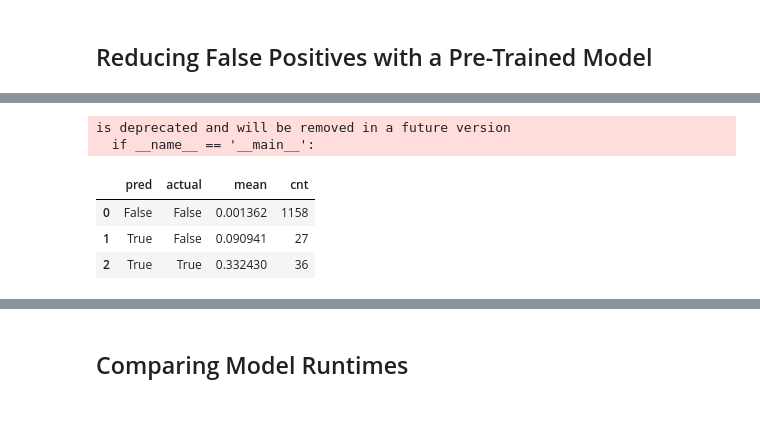
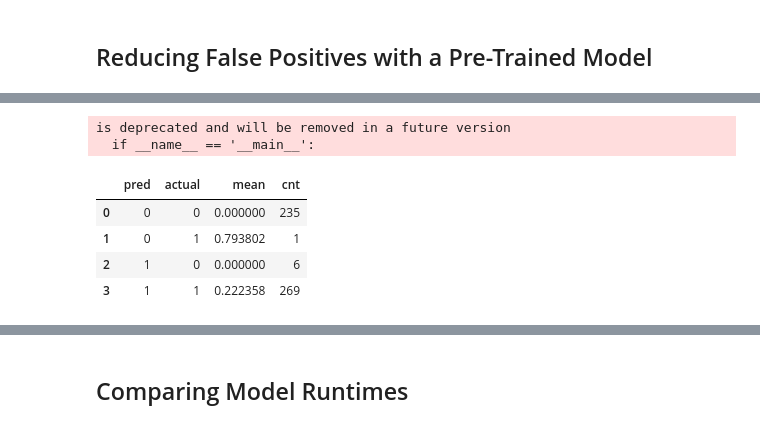
Before and after one commit to ian-whitestone/rpi-security-system, a Jupyter notebook: analysis/analysis.ipynb, the cells around one changed output, grey strips where cells are left out. Saved outputs shown, nothing was run; the diff lists cells and outputs as text; code cells hidden in the pictures.

Commit message:
Finish blended model analysis, closes #39

```diff
--- a/analysis/analysis.ipynb
+++ b/analysis/analysis.ipynb
@@ -123,5 +104,3 @@ for i in np.arange(0, detections.shape[2]):
-# %%
-person_prob = max([detections[0, 0, i, 2] if int(detections[0, 0, i, 1]) == 15 else 0 for i in np.arange(0, detections.shape[2])])
 # %%
 def get_person_prob(image):
     resized = cv2.resize(image, (300, 300))
@@ -141,15 +118,25 @@ hog.setSVMDetector(cv2.HOGDescriptor_getDefaultPeopleDetector())
 # %%
 meta = {}
 
-for filepath in glob('data/*.pkl'):
+files = glob('data/*.pkl')
+for i, filepath in enumerate(files):
+    print(f"{i}: processing {filepath}")
     filename = os.path.basename(filepath).replace('.pkl', '')
     data = pickle.load(open(filepath, 'rb'))
 
     classification = True if filename.split('_')[0] == 'occupied' else False
+    img_name = filename.split('_')[1]
 
-    img_name = filename.split('_')[1]
+    # remove anything predicted as occupied but not tagged
+    if classification and img_name not in tags:
+        print (f'Missing tag for {img_name}')
+        continue
+
     meta[img_name] = {}
     meta[img_name]['pred'] = classification
     meta[img_name]['actual'] = tags.get(img_name, False)
-
     meta[img_name]['model_score'] = get_person_prob(data['frame'])
+    all_scores = []
+    for frame in data['frames']:
+        all_scores.append(get_person_prob(frame))
+    meta[img_name]['all_scores'] = all_scores
@@ -158,7 +163,8 @@ pd_data = {
     'img_name': [],
     'pred': [],
     'actual': [],
-    'model_score': []
+    'model_score': [],
+    'all_scores': []
 }
 for img_name, data in meta.items():
     pd_data['img_name'].append(img_name)
@@ -166,3 +172,10 @@ for img_name, data in meta.items():
         pd_data[key].append(value)
 
 df = pd.DataFrame(pd_data)
+# %%
+df['motion_pred'] = df.pred.astype(int)
+df['last_30_mean'] = df.all_scores.apply(lambda scores: np.mean(scores))
+df['pred'] = df.pred.astype(int)
+df['actual'] = df.actual.astype(int)
+df['ts'] = df['img_name'].apply(lambda dt_str: datetime.strptime(dt_str, '%Y-%m-%d-%H-%M-%S.%f'))
+df.head()
@@ -169,9 +189,10 @@ df = pd.DataFrame(pd_data)
 # %%
-df.groupby(['pred', 'actual']).model_score.agg({'mean': 'mean', 'cnt': 'count'}).reset_index()
+df.groupby(['pred', 'actual']).last_30_mean.agg({'mean': 'mean', 'cnt': 'count'}).reset_index()
 # %% [output]
 is deprecated and will be removed in a future version
   if __name__ == '__main__':
 |  | pred | actual | mean | cnt |
-| 0 | False | False | 0.001362 | 1158 |
-| 1 | True | False | 0.090941 | 27 |
-| 2 | True | True | 0.332430 | 36 |
+| 0 | 0 | 0 | 0.000000 | 235 |
+| 1 | 0 | 1 | 0.793802 | 1 |
+| 2 | 1 | 0 | 0.000000 | 6 |
+| 3 | 1 | 1 | 0.222358 | 269 |
```
Also changed, not shown: parts of 29 cells of this notebook, 1 other file.
